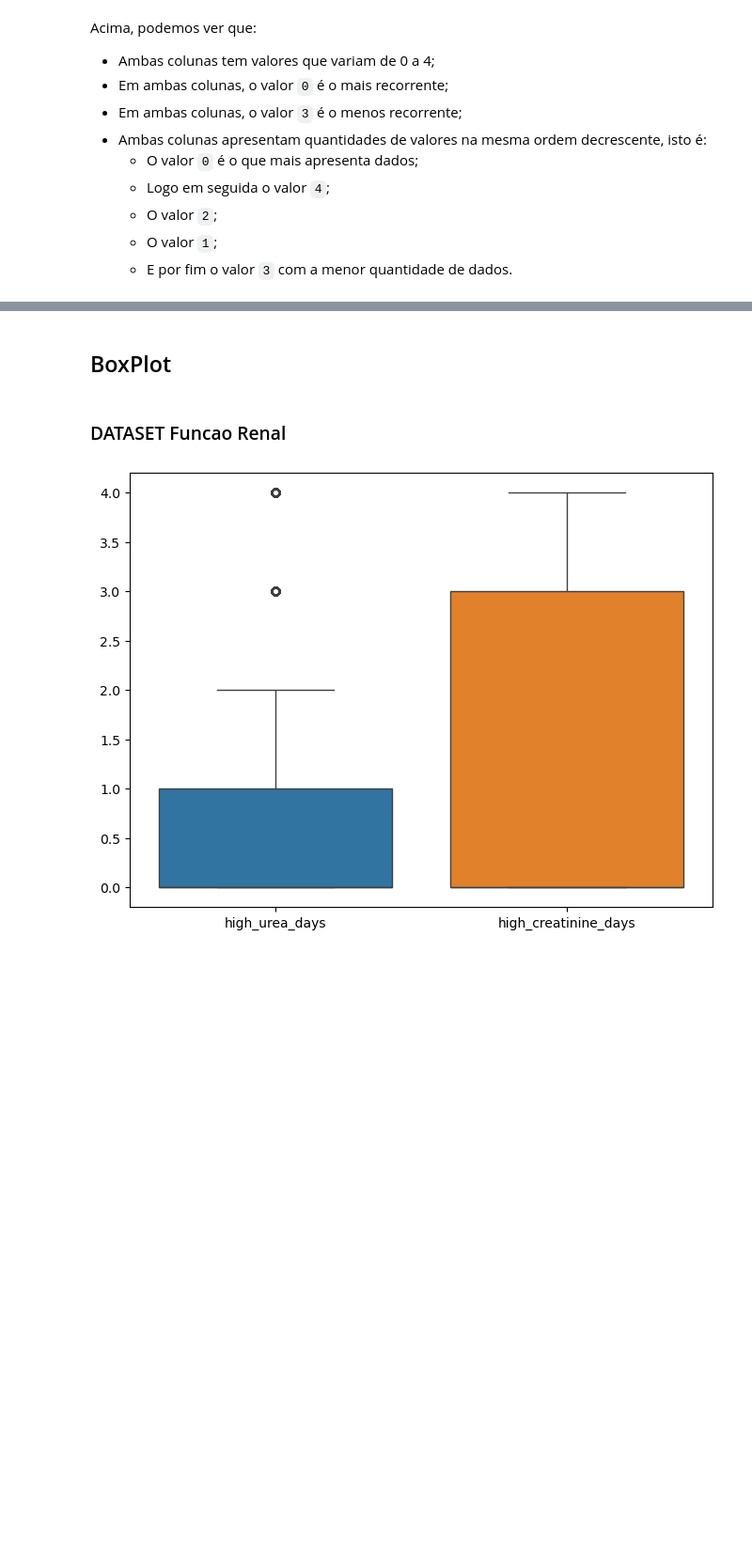
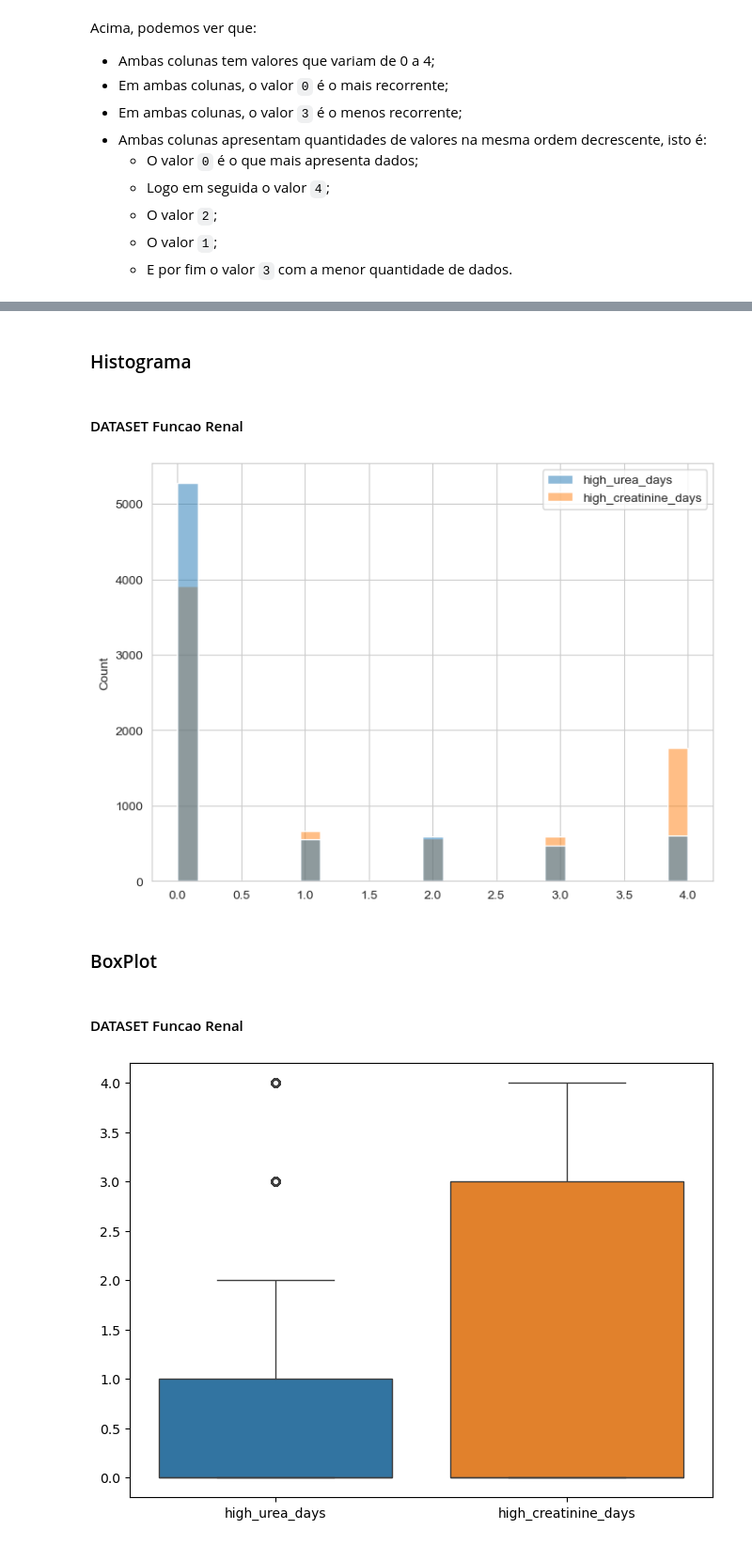
Before and after one commit to igorssant/TCC-Comparacao-de-Modelos-de-ML-nao-Supervisionados, a Jupyter notebook: src/analise_exploratoria.ipynb, the cells around one changed output, grey strips where cells are left out. Shown: that part at 94% size. Cells and saved outputs as stored; diff of their text form; code cells hidden in the pictures; blank space fills up the shorter version.

```diff
--- a/src/analise_exploratoria.ipynb
+++ b/src/analise_exploratoria.ipynb
@@ -190,7 +217,19 @@ Acima, podemos ver que:
+# %% [markdown]
+### Histograma
+# %% [markdown]
+#### DATASET Funcao Renal
+# %%
+plt.figure(figsize = (8, 6))
+
+sns.histplot(data = df_funcao_renal)
+
+plt.show()
+# %% [output]
+[figure, added]
 # %% [markdown]
-## BoxPlot
+### BoxPlot
 # %% [markdown]
-### DATASET Funcao Renal
+#### DATASET Funcao Renal
 # %%
 plt.figure(figsize = (8, 6))
 
```
Also changed, not shown: parts of 12 cells of this notebook.
